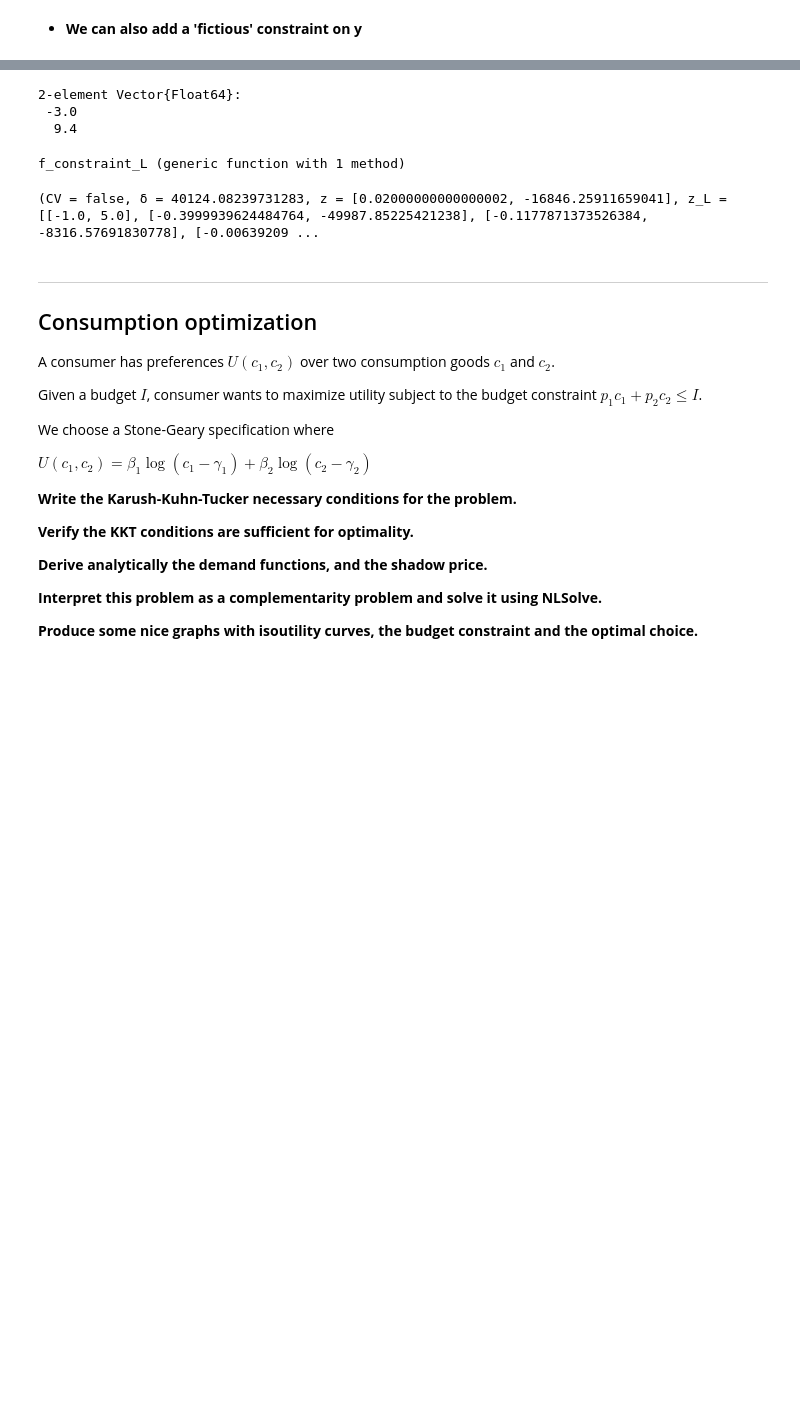
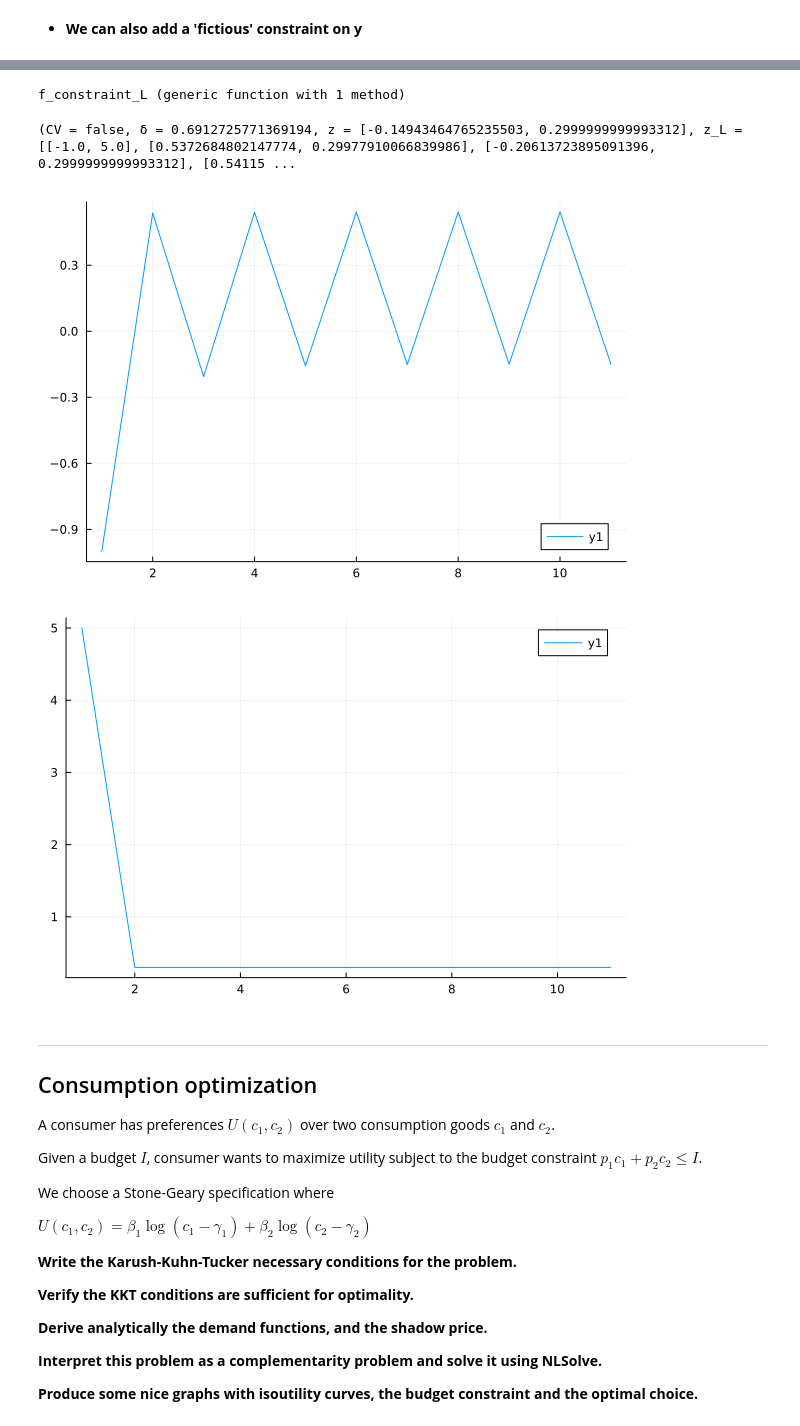
Before and after one commit to PierreRlld/NUM3A, a Jupyter notebook: Tutorial/4_Optimization.out.ipynb, the cells around one changed output, grey strips where cells are left out. Cells and saved outputs as stored; diff of their text form; code cells hidden in the pictures; blank space fills up the shorter version.

```diff
--- a/Tutorial/4_Optimization.out.ipynb
+++ b/Tutorial/4_Optimization.out.ipynb
@@ -254,14 +256,8 @@ F\begin{pmatrix} x \\ y \end{pmatrix} = \begin{pmatrix} 0 \\ 0 \end{pmatrix}
 \quad \Rightarrow \textrm{Apply Newton root finding} \; \\ \; \\
 \textrm{\textbf{Solution Firsher-Burmeister : }} \; \rightarrow \; (x^{\star},y^{\star}) = z^{\star}
 $$
-# %%
-ForwardDiff.gradient(f_constrain, [-1.0, 5.0])
-# %% [output]
-2-element Vector{Float64}:
- -3.0
-  9.4
 # %%
-function f_constraint_L(f::Function, z0::Vector{Float64}; N=1000, τ_δ=10^(-15))
+function f_constraint_L(f::Function, z0::Vector{Float64}; N=100, τ_δ=10^(-15))
 
     function newton(f::Function, z0::Vector{Float64}; N=N, τ_δ=τ_δ)
         z_L = Vector{Float64}[]
@@ -277,12 +273,11 @@ function f_constraint_L(f::Function, z0::Vector{Float64}; N=1000, τ_δ=10^(-15)
         return (; CV=(δ<τ_δ), δ=δ, z=z0, z_L=z_L, N=N)
     end
 
-    φ = ((a,b)->a^2 + b^2 - sqrt(a^2 + b^2))
+    φ = ( (a,b)-> a + b - sqrt(a^2 + b^2) )
     df = (u->ForwardDiff.gradient(f, u))
     F(z) = let
         x = z[1]
         y = z[2]
-
         φ.( df(z), [0.3-x; y+10^(5)] )
     end
 
@@ -294,9 +289,16 @@ end
 # %% [output]
 f_constraint_L (generic function with 1 method)
 # %%
-f_constraint_L(f_constrain, [-1.0, 5.0])
+res_fb = f_constraint_L(f_constrain, [-1.0, 5.0], N=10)
+res_fb
 # %% [output]
-(CV = false, δ = 40124.08239731283, z = [0.02000000000000002, -16846.25911659041], z_L = [[-1.0, 5.0], [-0.3999939624484764, -49987.85225421238], [-0.1177871373526384, -8316.57691830778], [-0.00639209 ...
+(CV = false, δ = 0.6912725771369194, z = [-0.14943464765235503, 0.2999999999993312], z_L = [[-1.0, 5.0], [0.5372684802147774, 0.29977910066839986], [-0.20613723895091396, 0.2999999999993312], [0.54115 ...
+# %%
+display(plot([x[1] for x in res_fb.z_L]))
+display(plot([x[2] for x in res_fb.z_L]))
+# %% [output]
+[figure, added]
+[figure, added]
 # %% [markdown]
 ------------------------------------------------------------------------
 
```
Also changed, not shown: parts of 3 cells of this notebook, 1 other file.
